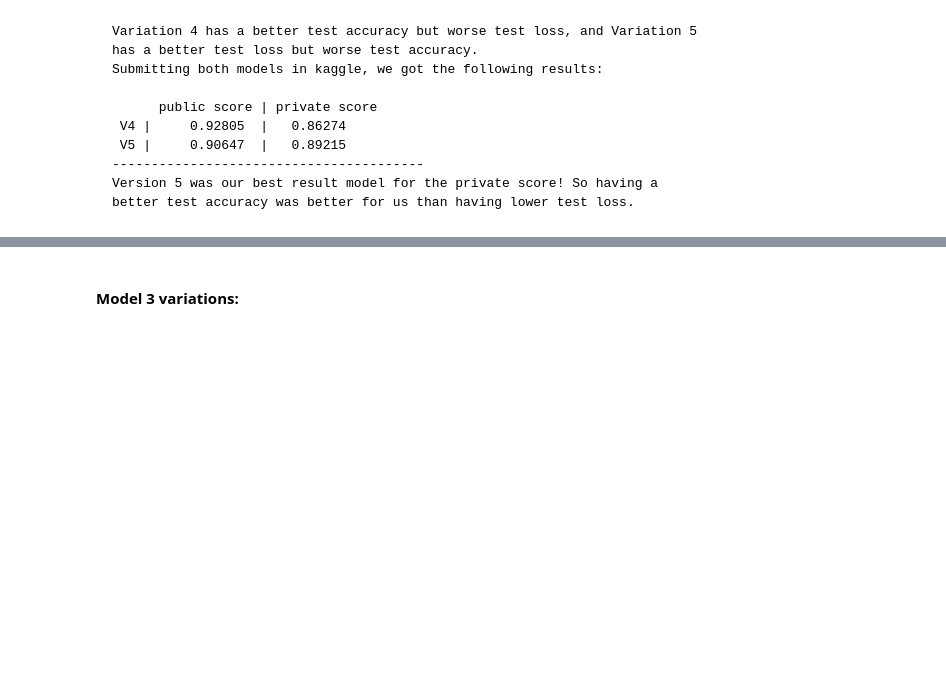
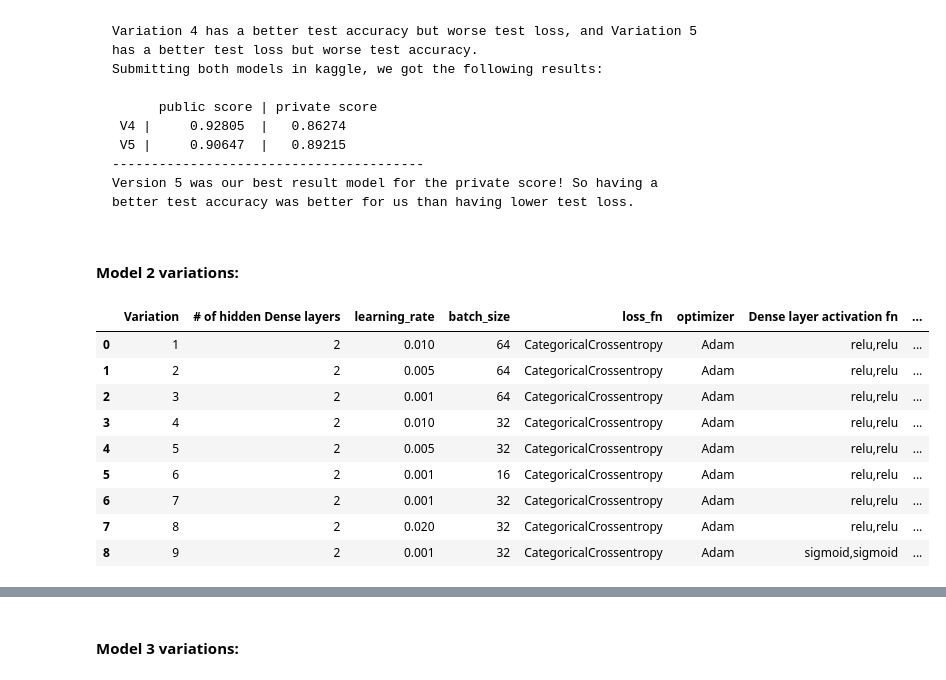
Before and after one commit to tiaraRS/NivelDeAdaptabilidad, a Jupyter notebook: Practica5-MAIN.ipynb, the cells around one changed output, grey strips where cells are left out. Saved outputs shown, nothing was run; the diff lists cells and outputs as text; code cells hidden in the pictures; blank space fills up the shorter version.

```diff
--- a/Practica5.ipynb
+++ b/Practica5-MAIN.ipynb
@@ -561,3 +561,19 @@ plt.show()
      V5 |     0.90647  |   0.89215
     ----------------------------------------
     Version 5 was our best result model for the private score! So having a better test accuracy was better for us than having lower test loss.
+# %% [markdown]
+#### Model 2 variations:
+# %%
+variations_model_2 = pd.read_csv('model_variations_description/model_2.csv', encoding='utf-8',delimiter=";")
+variations_model_2
+# %% [output]
+|  | Variation | # of hidden Dense layers | learning_rate | batch_size | loss_fn | optimizer | Dense layer activation fn | ... |
+| 0 | 1 | 2 | 0.010 | 64 | CategoricalCrossentropy | Adam | relu,relu | ... |
+| 1 | 2 | 2 | 0.005 | 64 | CategoricalCrossentropy | Adam | relu,relu | ... |
+| 2 | 3 | 2 | 0.001 | 64 | CategoricalCrossentropy | Adam | relu,relu | ... |
+| 3 | 4 | 2 | 0.010 | 32 | CategoricalCrossentropy | Adam | relu,relu | ... |
+| 4 | 5 | 2 | 0.005 | 32 | CategoricalCrossentropy | Adam | relu,relu | ... |
+| 5 | 6 | 2 | 0.001 | 16 | CategoricalCrossentropy | Adam | relu,relu | ... |
+| 6 | 7 | 2 | 0.001 | 32 | CategoricalCrossentropy | Adam | relu,relu | ... |
+| 7 | 8 | 2 | 0.020 | 32 | CategoricalCrossentropy | Adam | relu,relu | ... |
+| 8 | 9 | 2 | 0.001 | 32 | CategoricalCrossentropy | Adam | sigmoid,sigmoid | ... |
```
Also changed, not shown: parts of 7 cells of this notebook, 23 other files.
